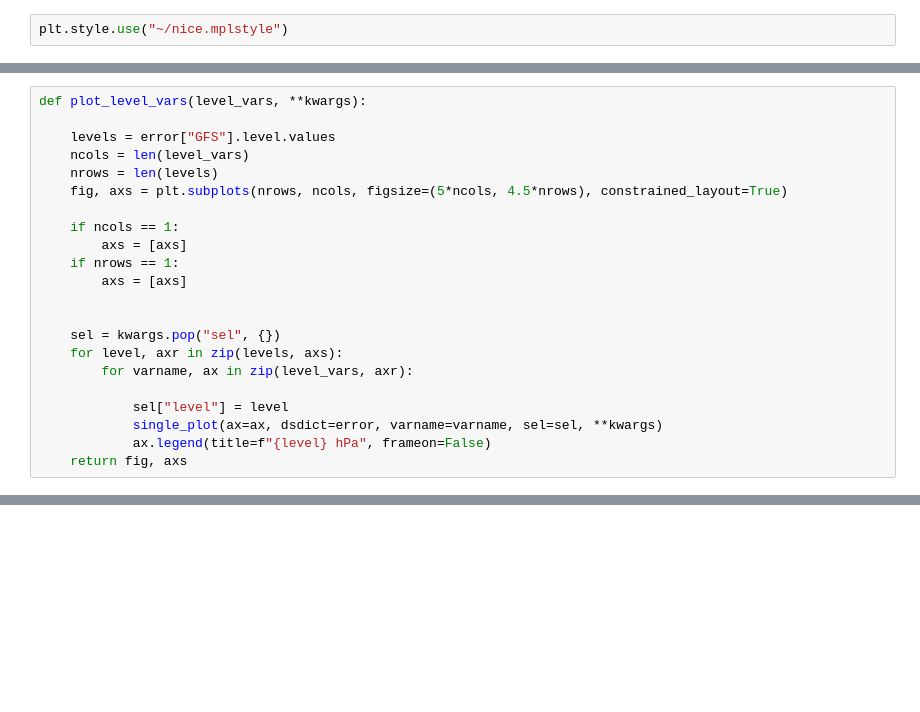
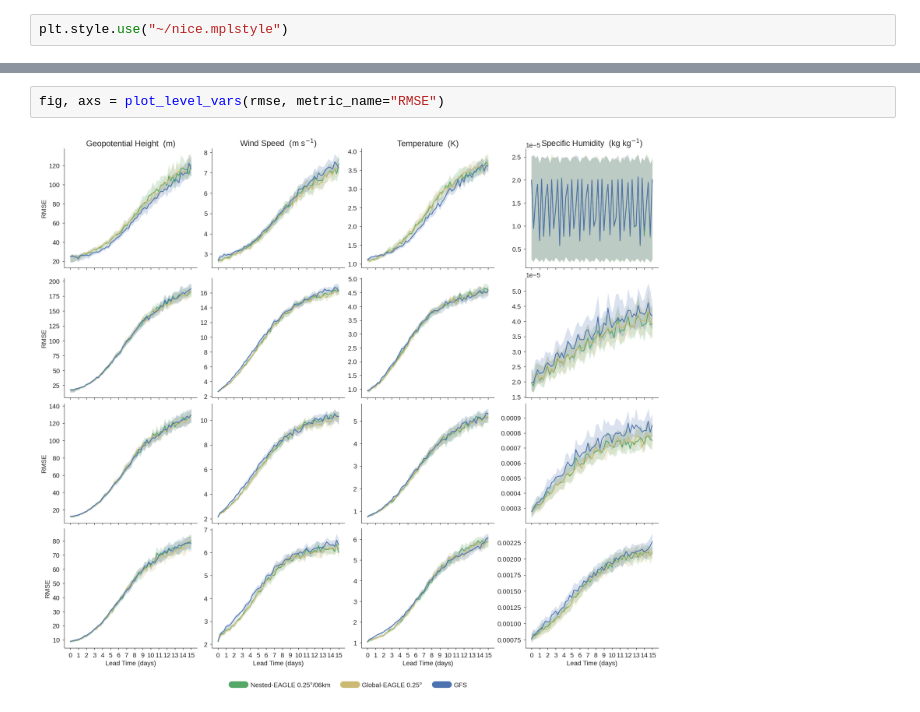
Before and after one commit to NOAA-PSL/nested-eagle, a Jupyter notebook: 0.25deg-06km/baselines/plot_metrics_vs_global_obs.ipynb, the cells around one changed output, grey strips where cells are left out. Cells and saved outputs as stored; diff of their text form; blank space fills up the shorter version.

```diff
--- a/0.25deg-06km/baselines/plot_metrics_vs_global_obs.ipynb
+++ b/0.25deg-06km/baselines/plot_metrics_vs_global_obs.ipynb
@@ -61,22 +22,0 @@ def plot_surface_error(surface_vars, **kwargs):
-# %%
-def plot_level_vars(level_vars, **kwargs):
-
-    levels = error["GFS"].level.values
-    ncols = len(level_vars)
-    nrows = len(levels)
-    fig, axs = plt.subplots(nrows, ncols, figsize=(5*ncols, 4.5*nrows), constrained_layout=True)
-
-    if ncols == 1:
-        axs = [axs]
-    if nrows == 1:
-        axs = [axs]
-
-
-    sel = kwargs.pop("sel", {})
-    for level, axr in zip(levels, axs):
-        for varname, ax in zip(level_vars, axr):
-
-            sel["level"] = level
-            single_plot(ax=ax, dsdict=error, varname=varname, sel=sel, **kwargs)
-            ax.legend(title=f"{level} hPa", frameon=False)
-    return fig, axs
@@ -96,0 +46,4 @@ fig, axs = plot_level_vars(pressure_fields)
+# %%
+fig, axs = plot_level_vars(rmse, metric_name="RMSE")
+# %% [output]
+[figure, added]
```
Also changed, not shown: parts of 15 cells of this notebook, 2 other files.
